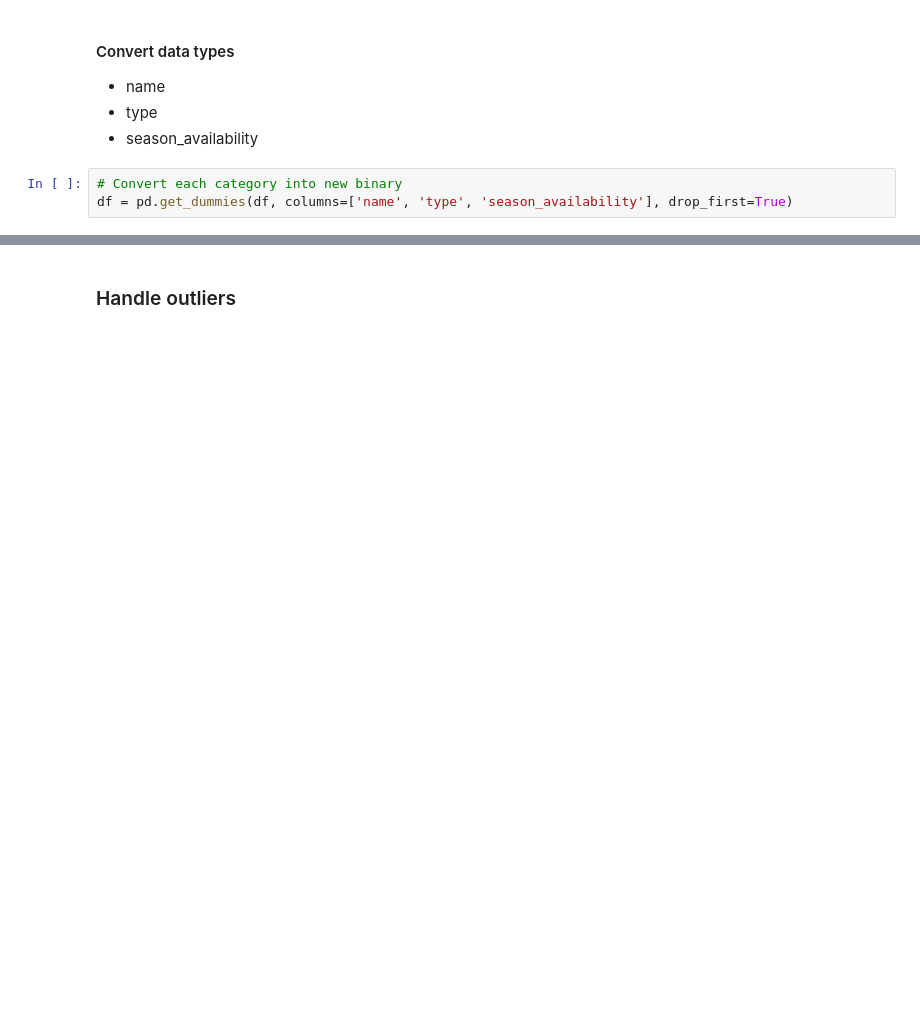
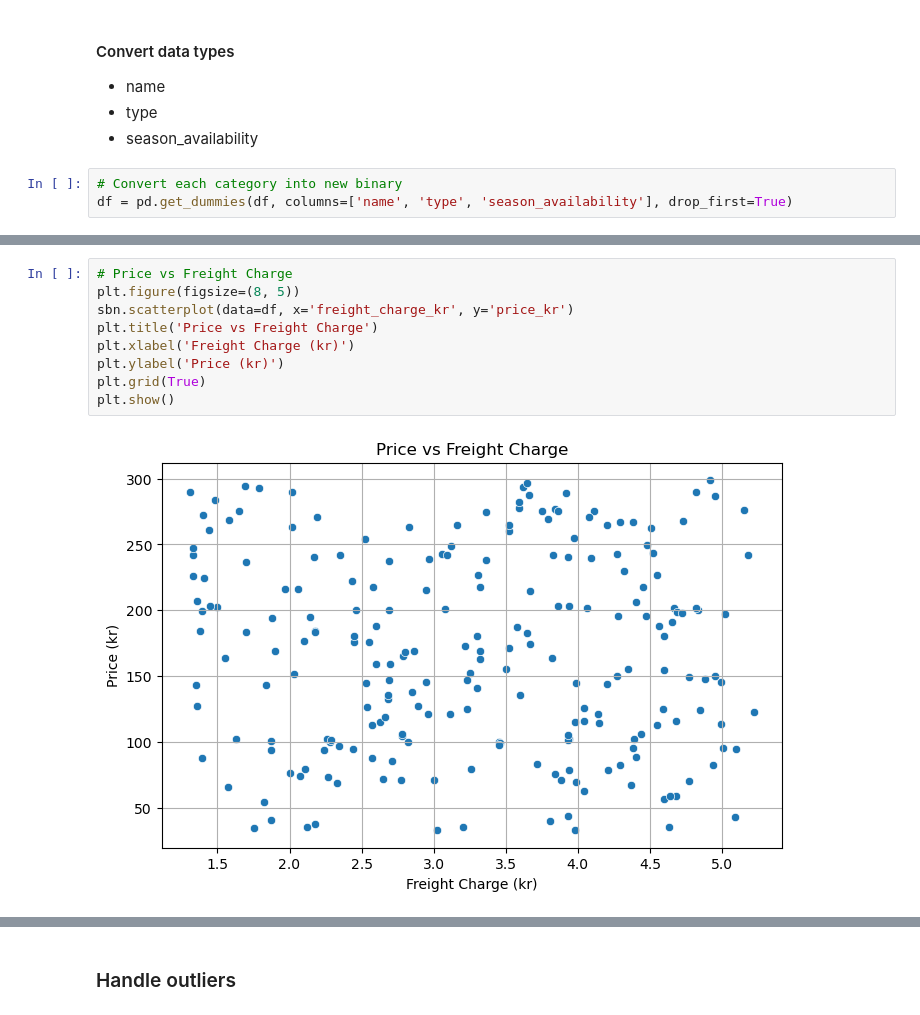
Before and after one commit to rebeccaburon/exam_fish_market, a Jupyter notebook: data_preparation/data_preparation.ipynb, the cells around one changed output, grey strips where cells are left out. Saved outputs shown, nothing was run; the diff lists cells and outputs as text; blank space fills up the shorter version.

```diff
--- a/data_preparation/data_preparation.ipynb
+++ b/data_preparation/data_preparation.ipynb
@@ -171,0 +219,11 @@ df.rename(columns={'freight_charge': 'freight_charge_kr', 'price_dk':'price_kr',
+# %%
+# Price vs Freight Charge
+plt.figure(figsize=(8, 5))
+sbn.scatterplot(data=df, x='freight_charge_kr', y='price_kr')
+plt.title('Price vs Freight Charge')
+plt.xlabel('Freight Charge (kr)')
+plt.ylabel('Price (kr)')
+plt.grid(True)
+plt.show()
+# %% [output]
+[figure, added]
```
Also changed, not shown: parts of 34 cells of this notebook.
